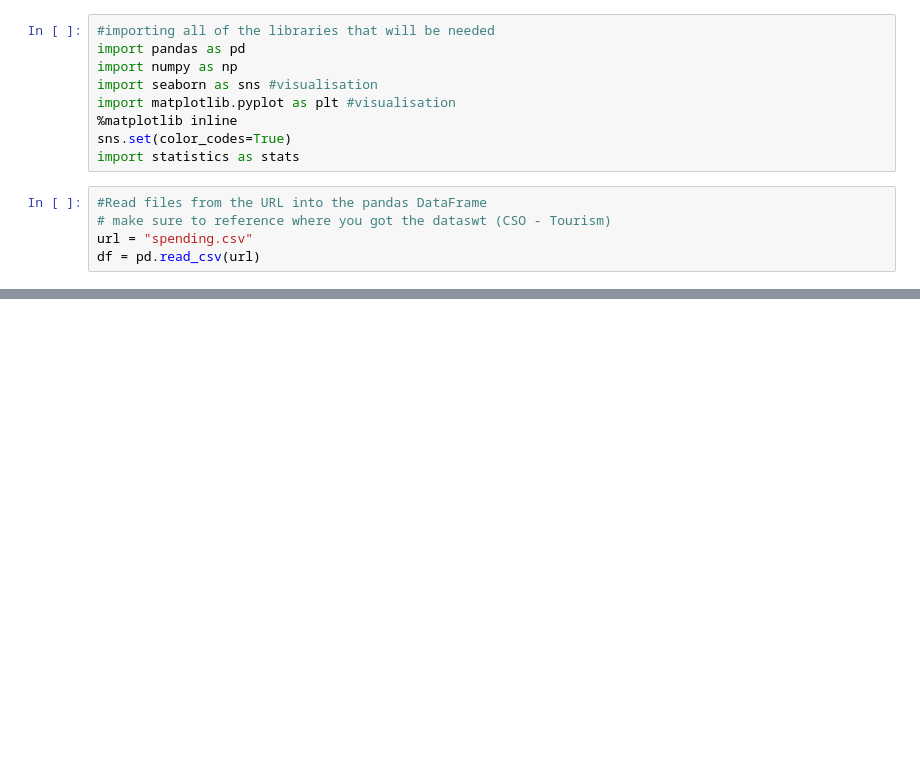
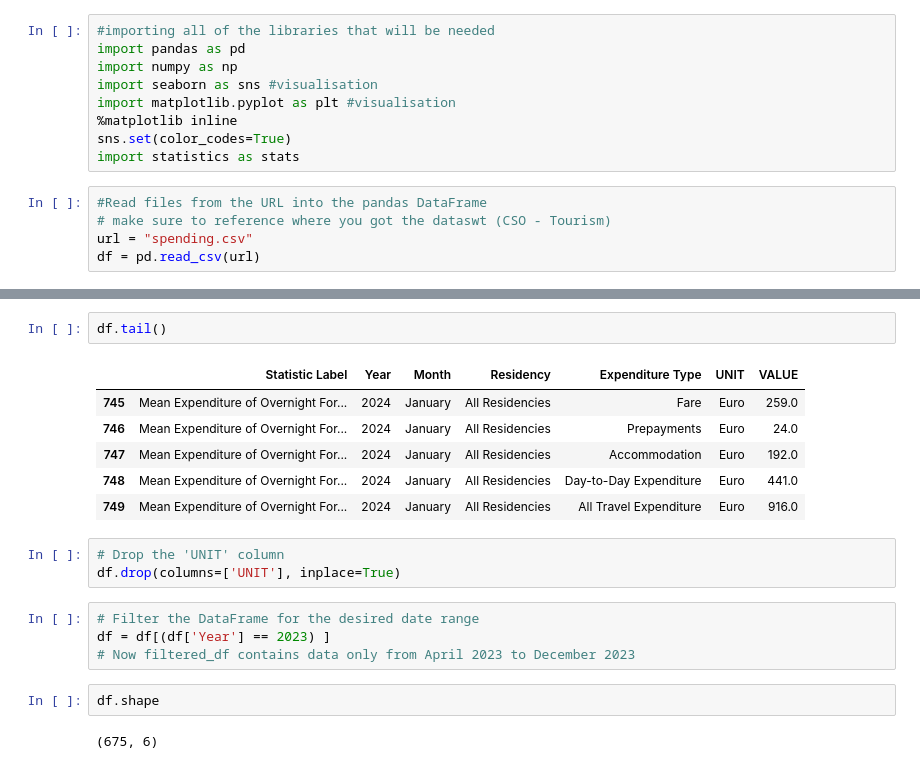
Before and after one commit to CoreyLouiseHughes/CA1_Part2, a Jupyter notebook: Tourism CA1 Part 2 .ipynb, the cells around one changed output, grey strips where cells are left out. Drawn from its saved outputs; the diff is of its cells as text; blank space fills up the shorter version.

```diff
--- a/Tourism CA1 Part 2 .ipynb
+++ b/Tourism CA1 Part 2 .ipynb
@@ -21,3 +21,23 @@ df.head()
 | 2 | Expenditure of Overnight Foreign ... | 2023 | April | Great Britain (England, Scotland ... | Accommodation | Euro Million | 27.9 |
 | 3 | Expenditure of Overnight Foreign ... | 2023 | April | Great Britain (England, Scotland ... | Day-to-Day Expenditure | Euro Million | 57.8 |
 | 4 | Expenditure of Overnight Foreign ... | 2023 | April | Great Britain (England, Scotland ... | All Travel Expenditure | Euro Million | 116.0 |
+# %%
+df.tail()
+# %% [output]
+|  | Statistic Label | Year | Month | Residency | Expenditure Type | UNIT | VALUE |
+| 745 | Mean Expenditure of Overnight For... | 2024 | January | All Residencies | Fare | Euro | 259.0 |
+| 746 | Mean Expenditure of Overnight For... | 2024 | January | All Residencies | Prepayments | Euro | 24.0 |
+| 747 | Mean Expenditure of Overnight For... | 2024 | January | All Residencies | Accommodation | Euro | 192.0 |
+| 748 | Mean Expenditure of Overnight For... | 2024 | January | All Residencies | Day-to-Day Expenditure | Euro | 441.0 |
+| 749 | Mean Expenditure of Overnight For... | 2024 | January | All Residencies | All Travel Expenditure | Euro | 916.0 |
+# %%
+# Drop the 'UNIT' column
+df.drop(columns=['UNIT'], inplace=True)
+# %%
+# Filter the DataFrame for the desired date range
+df = df[(df['Year'] == 2023) ]
+# Now filtered_df contains data only from April 2023 to December 2023
+# %%
+df.shape
+# %% [output]
+(675, 6)
```
Also changed, not shown: parts of 7 cells of this notebook.
